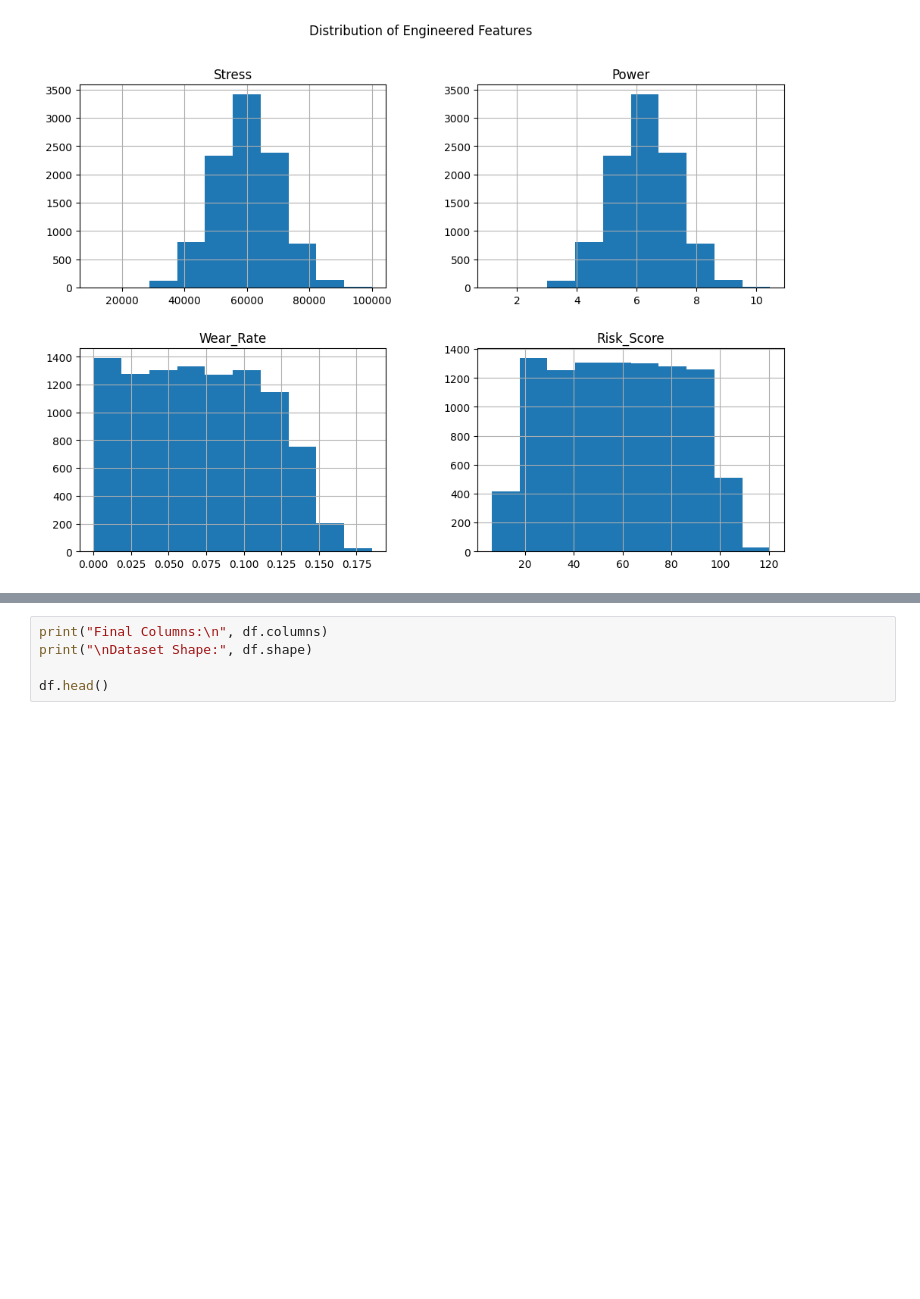
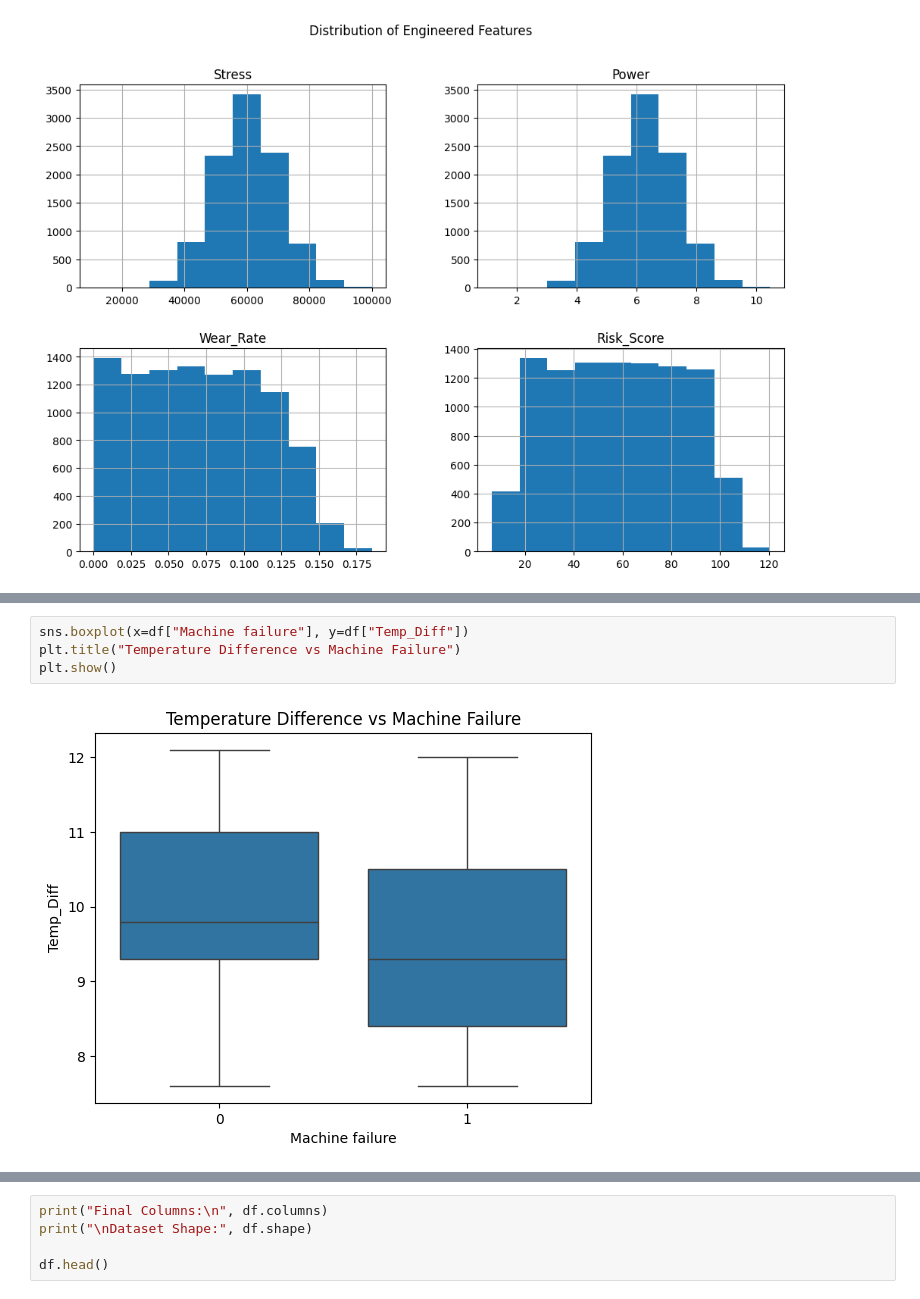
Before and after one commit to Charankumm/InfosysSpringBoard-Team-D, a Jupyter notebook: code/Feature Engineering.ipynb, the cells around one changed output, grey strips where cells are left out. Cells and saved outputs as stored; diff of their text form; blank space fills up the shorter version.

```diff
--- a/code/Feature Engineering.ipynb
+++ b/code/Feature Engineering.ipynb
@@ -221 +225,7 @@ plt.show()
+# %%
+sns.boxplot(x=df["Machine failure"], y=df["Temp_Diff"])
+plt.title("Temperature Difference vs Machine Failure")
+plt.show()
+# %% [output]
+[figure, added]
 # %%
```
Also changed, not shown: parts of 7 cells of this notebook.
